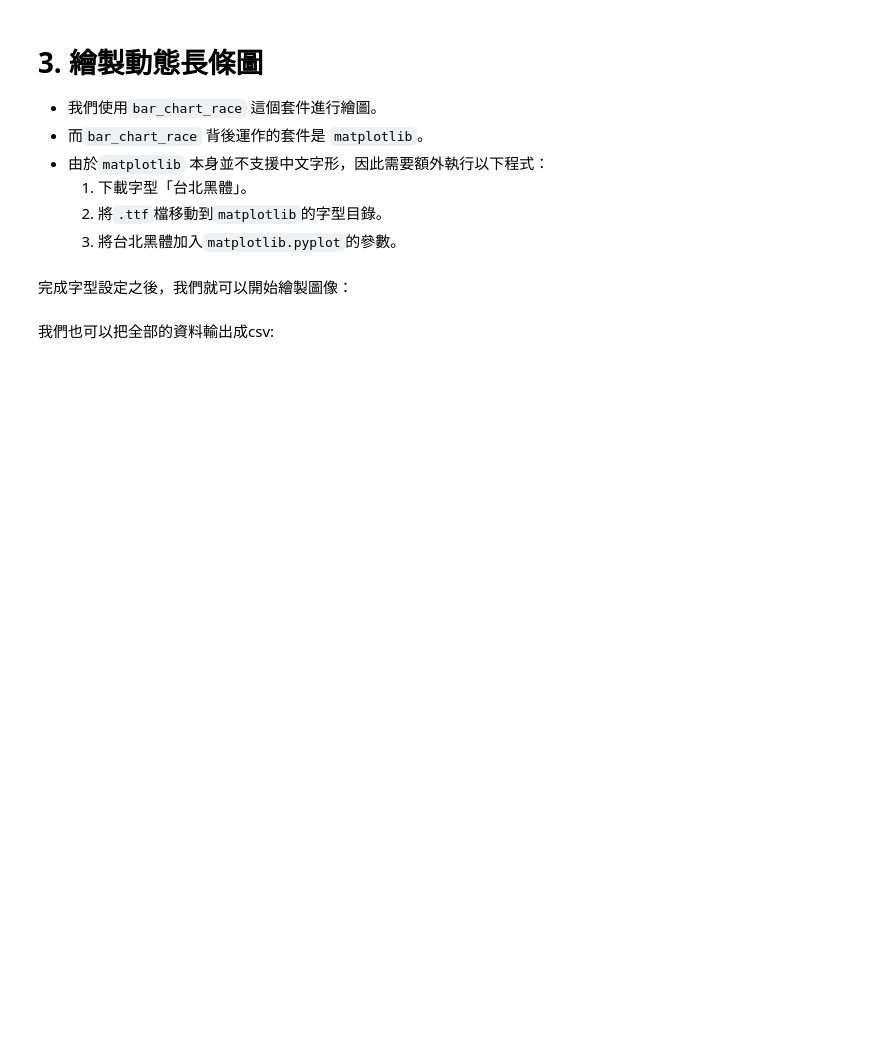
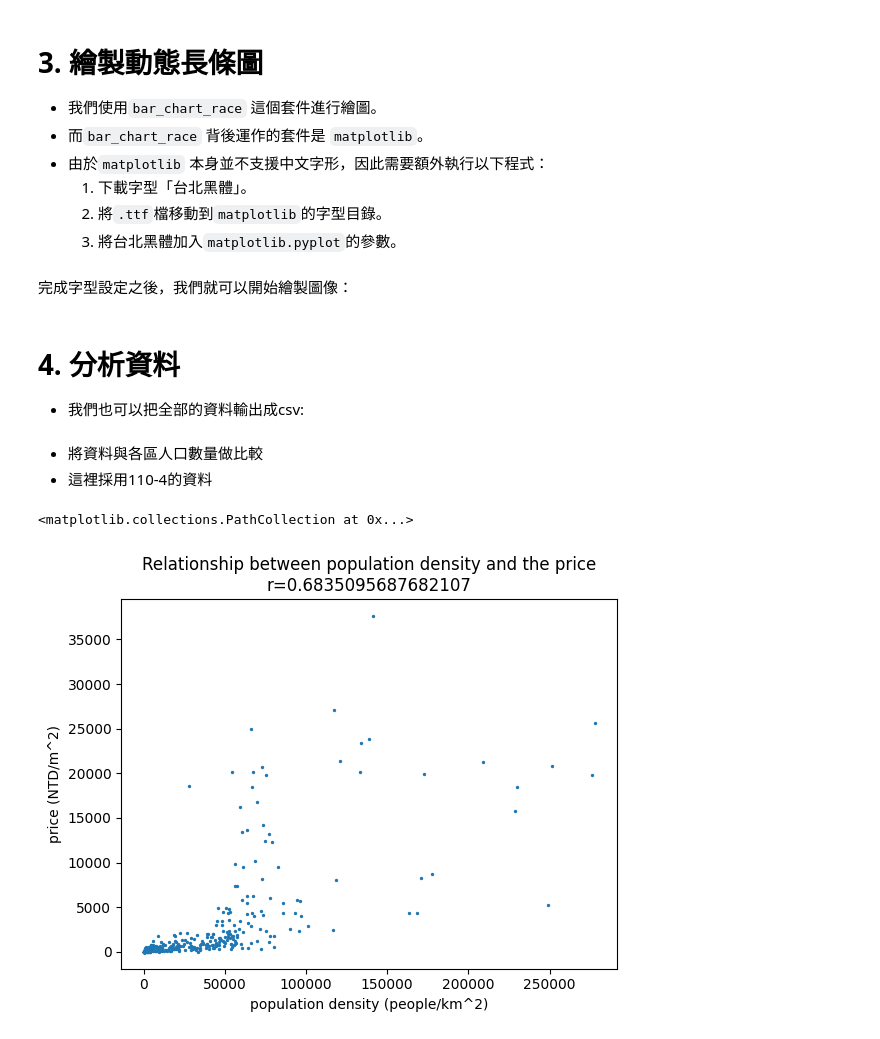
Before and after one commit to pyshen-watson/Bar-Chart-Race-of-Real-Estate-in-Taiwan, a Jupyter notebook: main.ipynb, the cells around one changed output. Cells and saved outputs as stored; diff of their text form; code cells hidden in the pictures; blank space fills up the shorter version.

Commit message:
[Update] Add data analysis

```diff
--- a/main.ipynb
+++ b/main.ipynb
@@ -106,7 +106,31 @@ bar_chart_race(
     steps_per_period=20,
     title='全台各行政區房價中位數排名 Top 25\n(元/平方米)'
 )
-# %% [markdown]
-我們也可以把全部的資料輸出成csv:
+# %% [markdown]
+# 4. 分析資料
+- 我們也可以把全部的資料輸出成csv:
 # %%
 df.to_csv('result.csv')
+# %% [markdown]
+- 將資料與各區人口數量做比較
+- 這裡採用110-4的資料
+# %%
+import pandas as pd
+data = pd.read_csv('./population-and-price.csv')
+data = data.iloc[:,1:].to_numpy()
+population = data[:,0]
+price = data[:,1]
+density = data[:,2]
+# %%
+import numpy as np
+import matplotlib.pyplot as plt
+
+corrcoef = np.corrcoef(population, price)[0,1]
+
+plt.title(f'Relationship between population density and the price\nr={corrcoef}')
+plt.xlabel('population density (people/km^2)')
+plt.ylabel('price (NTD/m^2)')
+plt.scatter(price,density, s=2)
+# %% [output]
+<matplotlib.collections.PathCollection at 0x...>
+[figure, added]
```
Also changed, not shown: parts of 2 cells of this notebook, 1 other file.
